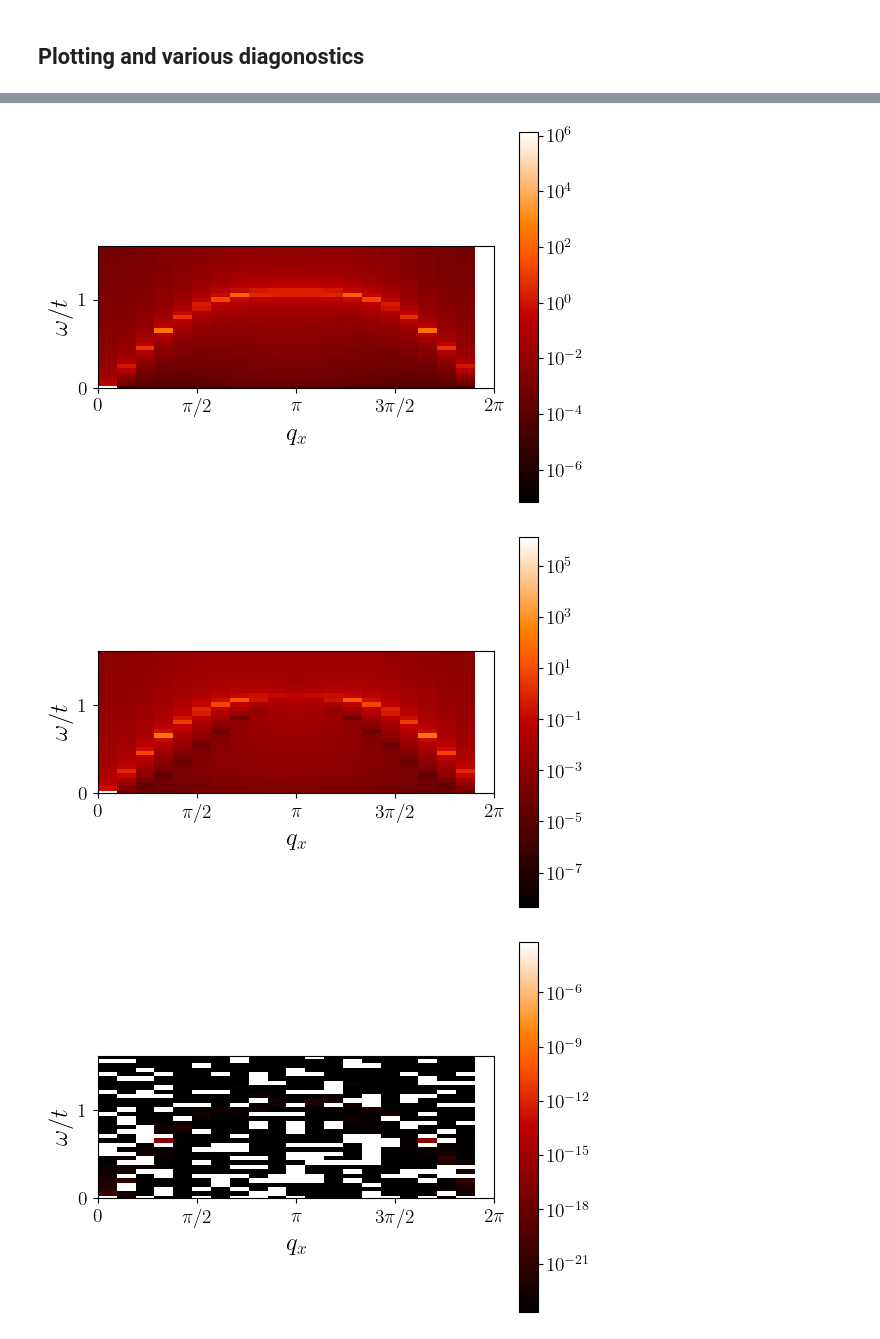
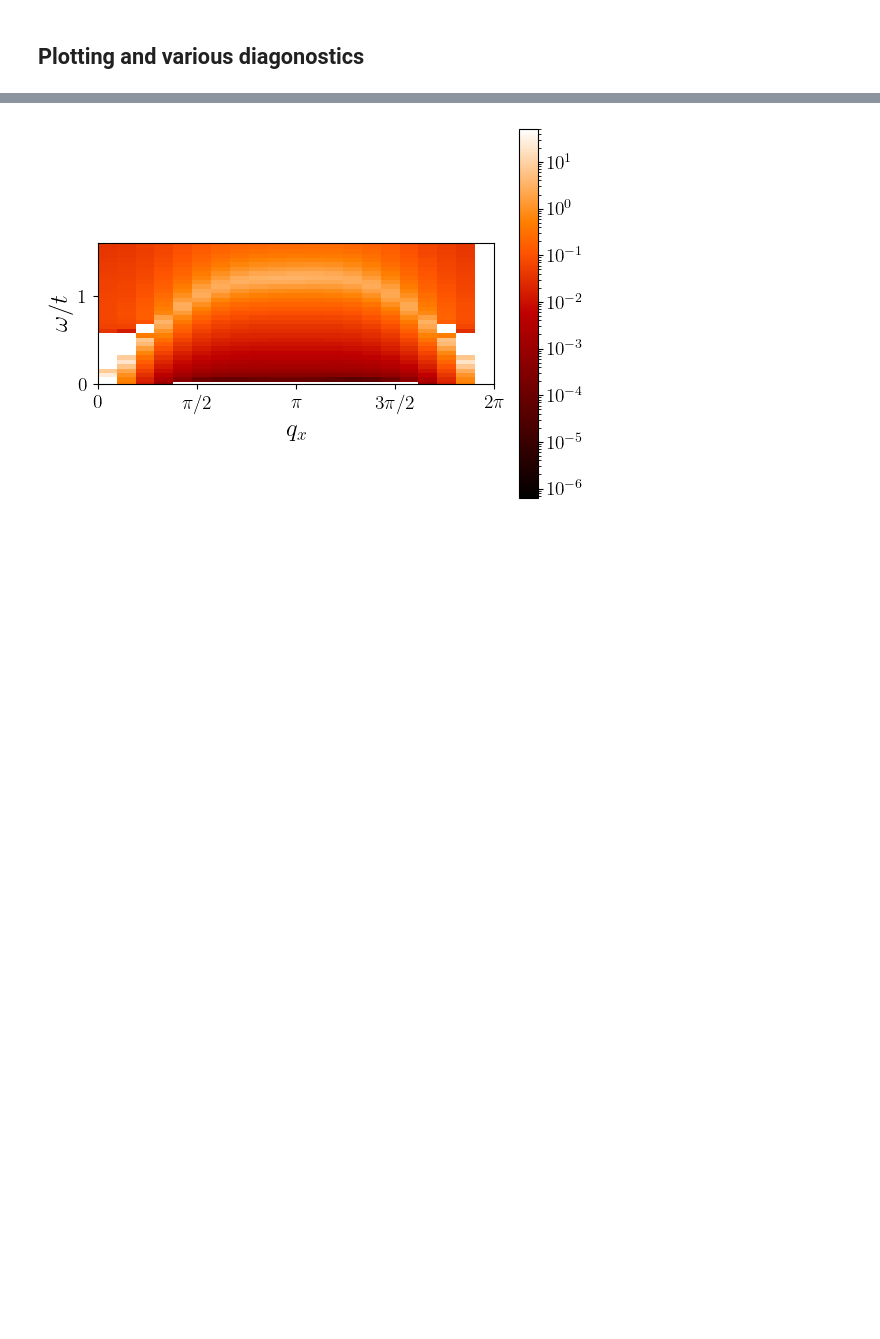
Before and after one commit to j-curtis/holes_and_magnons, a Jupyter notebook: Magnon_RPA_plots.ipynb, the cells around one changed output, grey strips where cells are left out. Drawn from its saved outputs; the diff is of its cells as text; code cells hidden in the pictures; blank space fills up the shorter version.

```diff
--- a/Magnon_RPA_plots.ipynb
+++ b/Magnon_RPA_plots.ipynb
@@ -129,7 +129,7 @@ if True:
 T = 0.11*rpa.t
 U = 7.5*rpa.t
 J = 4.*rpa.t**2/U
-mu = -3*rpa.t ### Chemical potential
+mu = -2.4*rpa.t ### Chemical potential
 
 figDirectory = "../figures/"
 dataDirectory = "../data/"
@@ -152,22 +152,19 @@ Hole doping: 4.5%
 ## Computing using hole spectral functions from Ivan's SCBA
 # %%
 ### Calculate RPA spectra from hole spectra
-ImPi0,ImPi1 = rpa.calc_ImPi(kxs,kys,ws,A,mu,T)
-Pi0 = rpa.Kramers_Kronig(ws,ImPi0)
-Pi1 = rpa.Kramers_Kronig(ws,ImPi1)
+ImPi = rpa.calc_ImPi(kxs,kys,ws,A,mu,T)
+Pi = rpa.Kramers_Kronig(ws,ImPi)
 # %%
 ### Magnon propagators
-magnon_kernel = rpa.RPA_kernel(kxs,kys,ws,Pi0,Pi1,J)
+magnon_kernel = rpa.RPA_kernel(kxs,kys,ws,Pi,J)
 magnon_propagator = np.zeros_like(magnon_kernel)
-response_functions = np.zeros((4,Nkx,Nky,Nw),dtype=complex) ### This will be the four different Pauli tensor contractions in tau_[0,1,2,3] channel
+spectra = np.zeros((2,Nkx,Nky,Nw),dtype=complex)
 
 for i in range(len(kxs)):
     for j in range(len(kys)):
         for k in range(len(ws)):
             magnon_propagator[:,:,i,j,k] = np.linalg.inv(magnon_kernel[:,:,i,j,k])
-
-for i in range(4):
-    response_functions[i,:,:,:] = np.tensordot(rpa.tau_projected[i],magnon_propagator,axes=2)
+            spectra[:,i,j,k] = np.linalg.eig(magnon_propagator[:,:,i,j,k])[0]
 # %% [markdown]
 ## Plotting and various diagonostics
 # %%
@@ -215,14 +212,11 @@ if True:
 # %%
-for i in range(4):
-    plt.imshow(np.abs(np.transpose(-1./np.pi*np.imag(response_functions[i,:,0,:]))),origin='lower',extent=[kxs[0],kxs[-1],ws[0],ws[-1]],aspect=1.4,cmap='gist_heat',norm=mclr.LogNorm())
-    plt.ylabel(r'$\omega/t$')
-    plt.ylim(0.*J,3.*J)
-    plt.xlabel(r'$q_x$')
-    plt.xticks([0,np.pi/2.,np.pi,3.*np.pi/2.,2.*np.pi],[r'0',r'$\pi/2$',r'$\pi$',r'$3\pi/2$',r'$2\pi$'])
-    plt.colorbar()
-    #if saveFigs: plt.savefig(figDirectory+"/Magnon_spectrum.pdf",bbox_inches='tight')
-    plt.show()
+plt.imshow(np.transpose(-1./np.pi*np.imag(np.trace(magnon_propagator[:,0,:]))),origin='lower',extent=[kxs[0],kxs[-1],ws[0],ws[-1]],aspect=1.4,cmap='gist_heat',norm=mclr.LogNorm())
+plt.ylabel(r'$\omega/t$')
+plt.ylim(0.*J,3.*J)
+plt.xlabel(r'$q_x$')
+plt.xticks([0,np.pi/2.,np.pi,3.*np.pi/2.,2.*np.pi],[r'0',r'$\pi/2$',r'$\pi$',r'$3\pi/2$',r'$2\pi$'])
+plt.colorbar()
+#if saveFigs: plt.savefig(figDirectory+"/Magnon_spectrum.pdf",bbox_inches='tight')
+plt.show()
 # %% [output]
-[figure, old version]
+[figure, new version]
-[figure, removed]
-[figure, removed]
```
Also changed, not shown: parts of 4 cells of this notebook, 1 other file.
